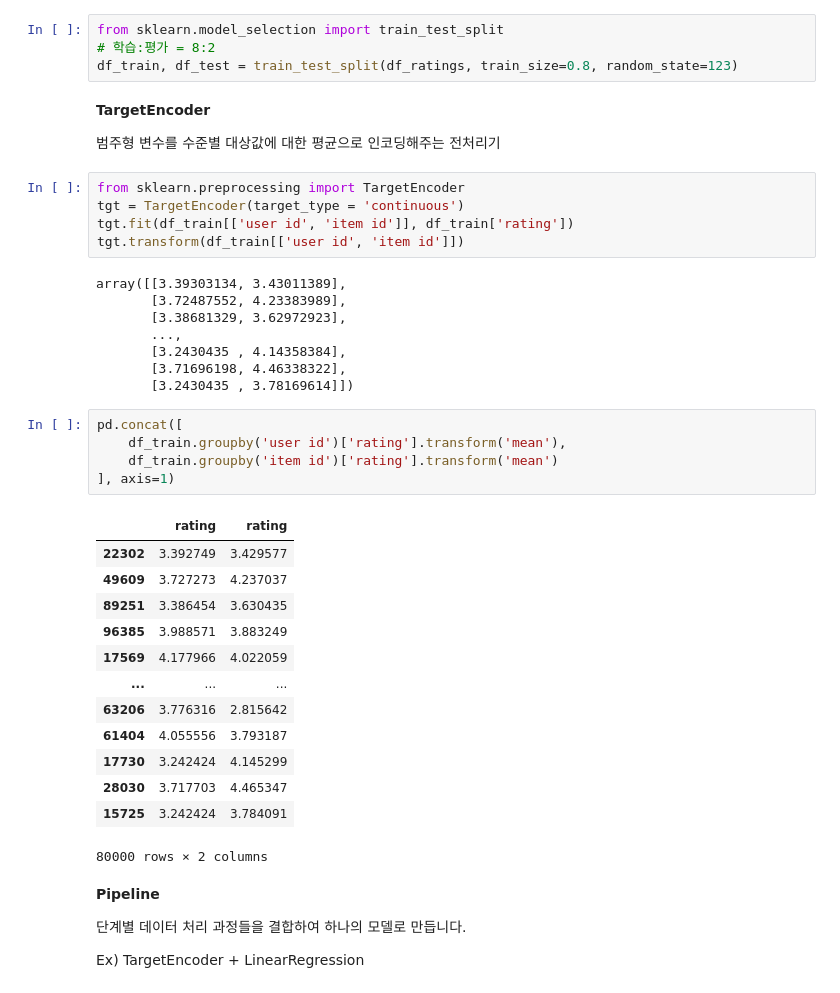
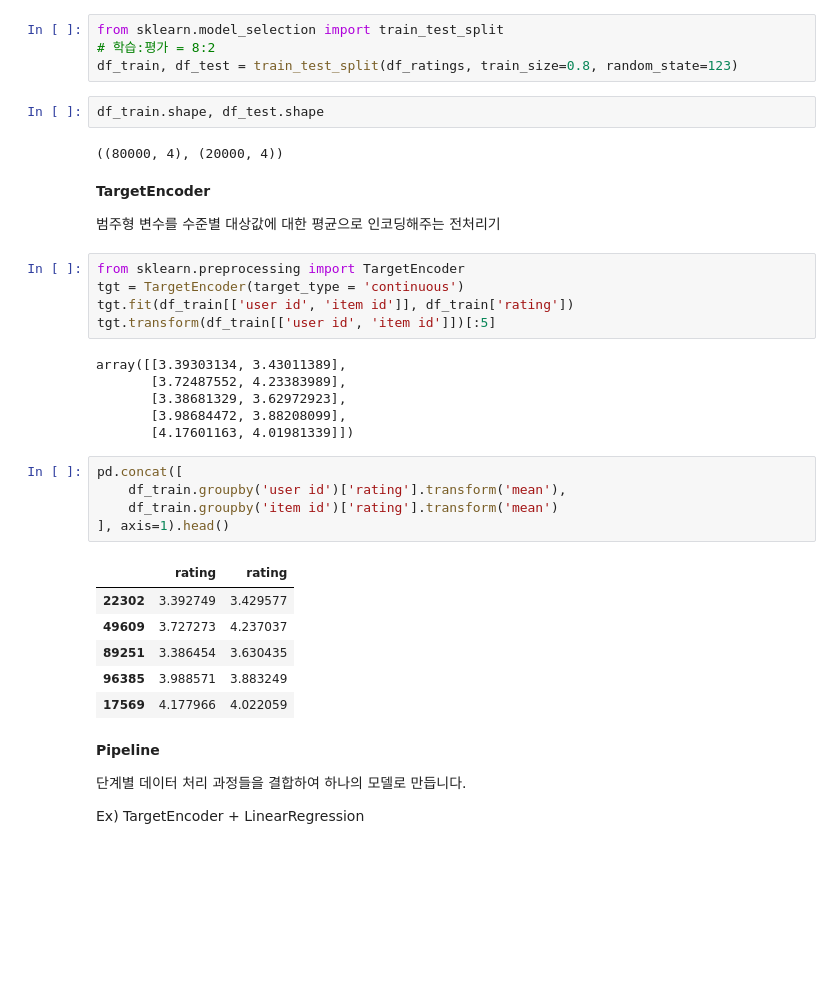
Before and after one commit to sunkusun9/rcmd_2312, a Jupyter notebook: 3. 머신 러닝.ipynb, the cells around one changed output. Saved outputs shown, nothing was run; the diff lists cells and outputs as text; blank space fills up the shorter version.

```diff
--- a/3. 머신 러닝.ipynb
+++ b/3. 머신 러닝.ipynb
@@ -641,6 +663,10 @@ Task: 추천시 Ranking에 활용할 수 있도록 사용자별 영화 평점을
 from sklearn.model_selection import train_test_split
 # 학습:평가 = 8:2
 df_train, df_test = train_test_split(df_ratings, train_size=0.8, random_state=123)
+# %%
+df_train.shape, df_test.shape
+# %% [output]
+((80000, 4), (20000, 4))
 # %% [markdown]
 **TargetEncoder**
 
@@ -649,34 +675,25 @@ df_train, df_test = train_test_split(df_ratings, train_size=0.8, random_state=12
 from sklearn.preprocessing import TargetEncoder
 tgt = TargetEncoder(target_type = 'continuous')
 tgt.fit(df_train[['user id', 'item id']], df_train['rating'])
-tgt.transform(df_train[['user id', 'item id']])
+tgt.transform(df_train[['user id', 'item id']])[:5]
 # %% [output]
 array([[3.39303134, 3.43011389],
        [3.72487552, 4.23383989],
        [3.38681329, 3.62972923],
-       ...,
-       [3.2430435 , 4.14358384],
-       [3.71696198, 4.46338322],
-       [3.2430435 , 3.78169614]])
+       [3.98684472, 3.88208099],
+       [4.17601163, 4.01981339]])
 # %%
 pd.concat([
     df_train.groupby('user id')['rating'].transform('mean'),
     df_train.groupby('item id')['rating'].transform('mean')
-], axis=1)
+], axis=1).head()
 # %% [output]
 |  | rating | rating |
 | 22302 | 3.392749 | 3.429577 |
 | 49609 | 3.727273 | 4.237037 |
 | 89251 | 3.386454 | 3.630435 |
 | 96385 | 3.988571 | 3.883249 |
 | 17569 | 4.177966 | 4.022059 |
-| ... | ... | ... |
-| 63206 | 3.776316 | 2.815642 |
-| 61404 | 4.055556 | 3.793187 |
-| 17730 | 3.242424 | 4.145299 |
-| 28030 | 3.717703 | 4.465347 |
-| 15725 | 3.242424 | 3.784091 |
-80000 rows × 2 columns
 # %% [markdown]
 **Pipeline**
 
```
Also changed, not shown: parts of 60 cells of this notebook, 1 other file.
